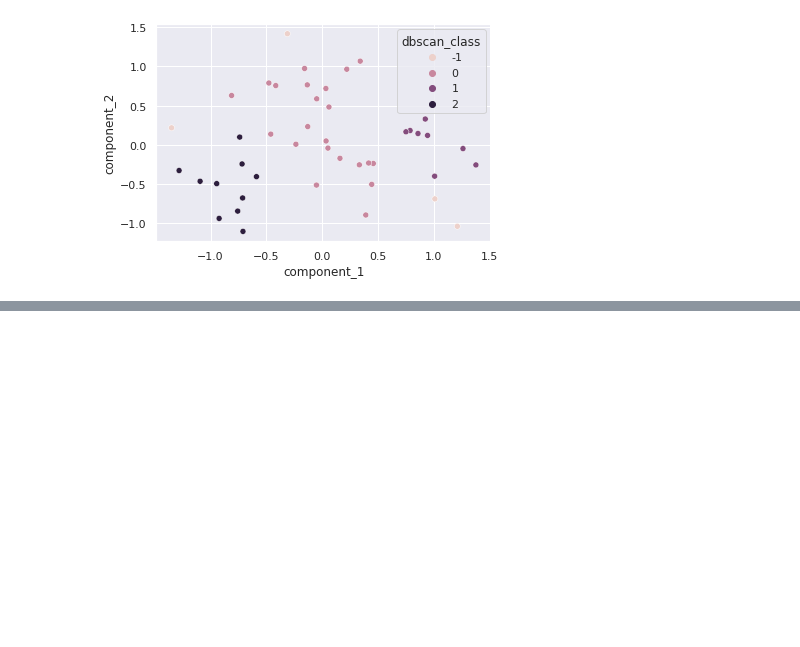
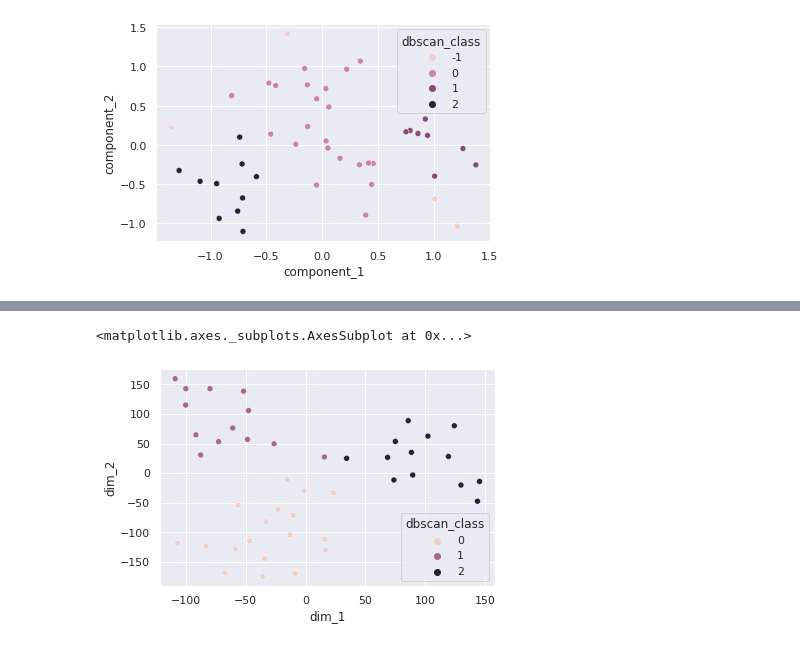
Before and after one commit to VintageGold/Text_Summarization, a Jupyter notebook: clustering_jorge.ipynb, the cells around one changed output, grey strips where cells are left out. Saved outputs shown, nothing was run; the diff lists cells and outputs as text; code cells hidden in the pictures; blank space fills up the shorter version.

```diff
--- a/clustering_jorge.ipynb
+++ b/clustering_jorge.ipynb
@@ -48,11 +58,0 @@ CMAP = sns.light_palette("blue")
-# %%
-articles_df = pd.read_csv(f'{project_path}/Data_cleaning/Telehealth_article.csv')
-
-longest_article = 0
-for index, article in enumerate(articles_df['Content']):
-
-  article_length = len(article.split())
-  print(f'article {index + 1} has {len(article)} characters and {article_length} tokens')
-  if article_length > longest_article:
-    longest_article = article_length
-print(f'the longest article is {longest_article}')
@@ -145,0 +182,7 @@ sns.scatterplot(data=components_df, x='component_1', y='component_2', hue='dbsca
+# %%
+dbscan_clusters_embedded = DBSCAN(eps=50, metric='euclidean').fit_predict(matrix_embedded)
+embedded_df['dbscan_class'] = dbscan_clusters_embedded
+sns.scatterplot(data=embedded_df, x='dim_1', y='dim_2', hue='dbscan_class')
+# %% [output]
+<matplotlib.axes._subplots.AxesSubplot at 0x...>
+[figure, added]
```
Also changed, not shown: parts of 20 cells of this notebook, 1 other file.
